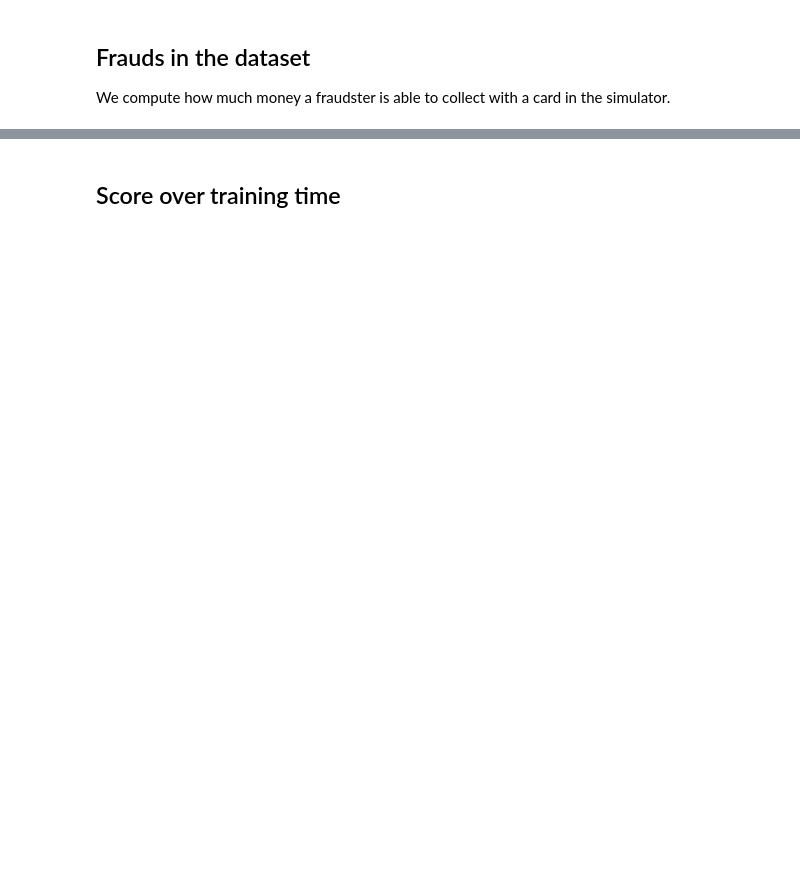
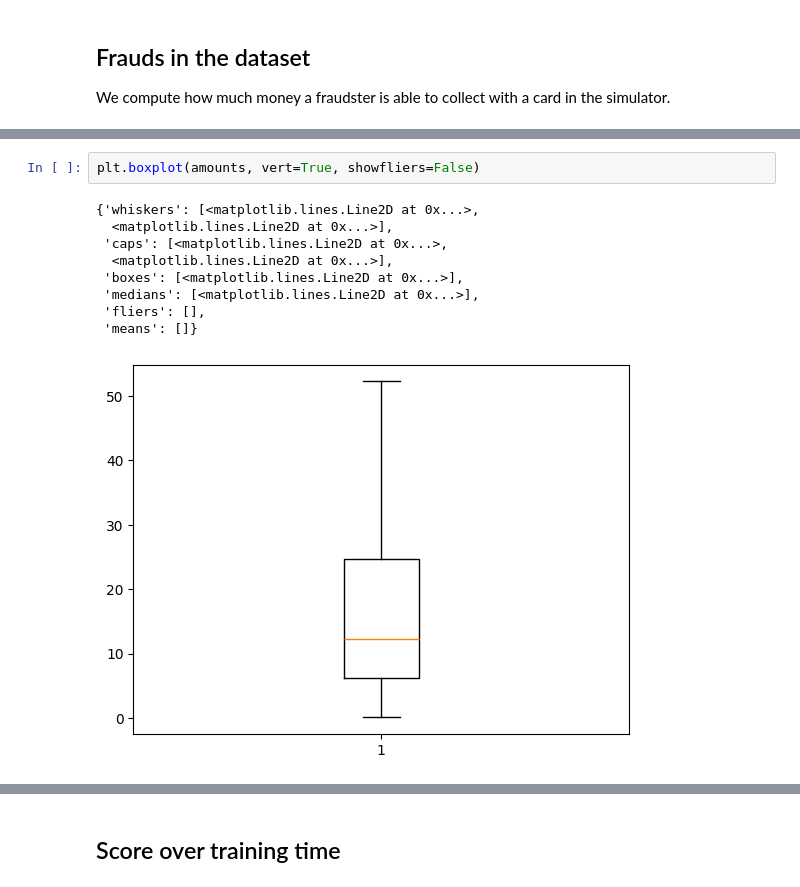
Before and after one commit to FaramirHurin/RL_Attack_September24, a Jupyter notebook: agents-comparison.ipynb, the cells around one changed output, grey strips where cells are left out. Saved outputs shown, nothing was run; the diff lists cells and outputs as text; blank space fills up the shorter version.

```diff
--- a/agents-comparison.ipynb
+++ b/agents-comparison.ipynb
@@ -34,0 +44,12 @@ INFO:cardsim.cardsim.Cardsim:Created transaction objects in 30.84 seconds
+# %%
+plt.boxplot(amounts, vert=True, showfliers=False)
+# %% [output]
+{'whiskers': [<matplotlib.lines.Line2D at 0x...>,
+  <matplotlib.lines.Line2D at 0x...>],
+ 'caps': [<matplotlib.lines.Line2D at 0x...>,
+  <matplotlib.lines.Line2D at 0x...>],
+ 'boxes': [<matplotlib.lines.Line2D at 0x...>],
+ 'medians': [<matplotlib.lines.Line2D at 0x...>],
+ 'fliers': [],
+ 'means': []}
+[figure, added]
```
Also changed, not shown: parts of 9 cells of this notebook, 2 other files.
